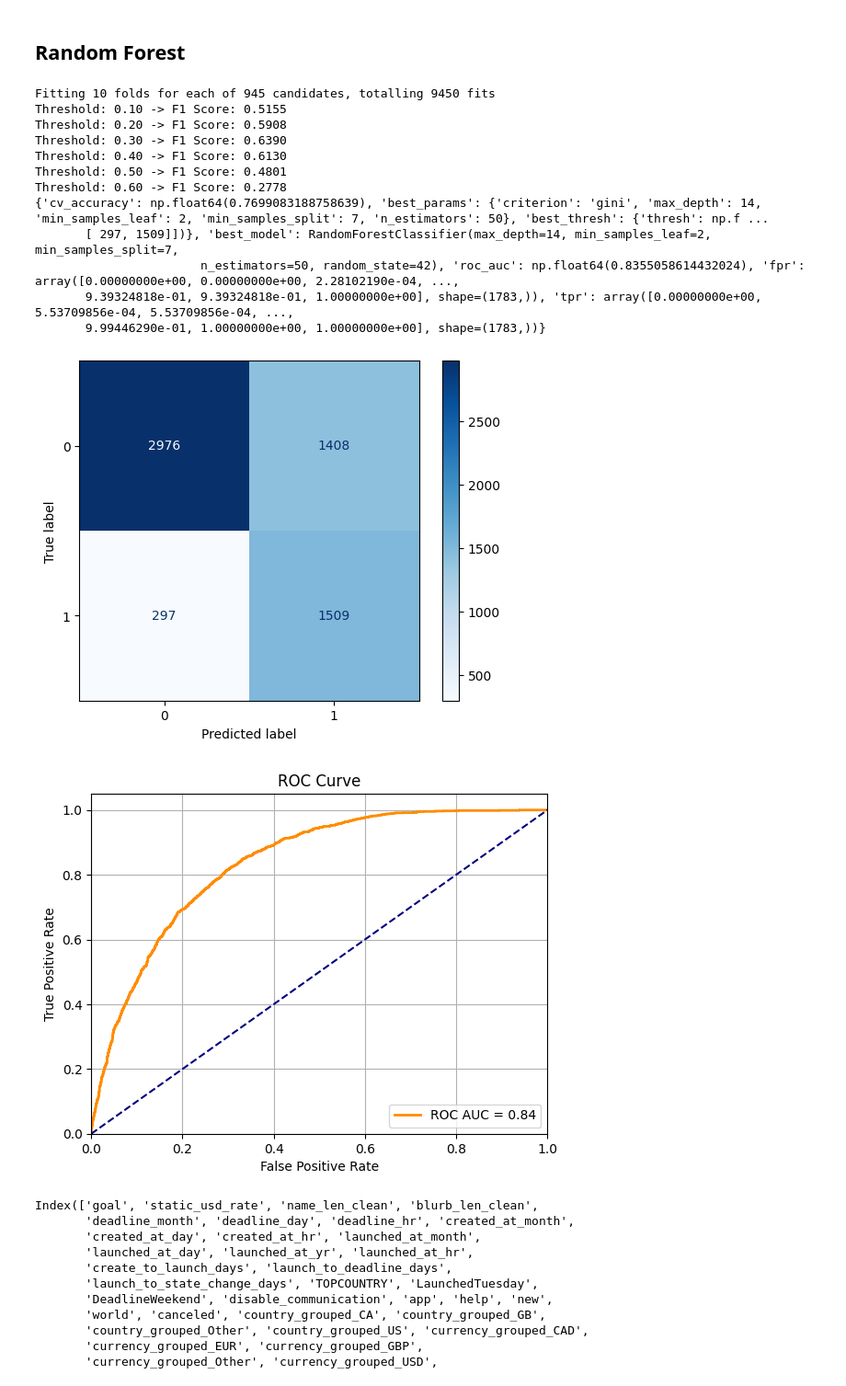
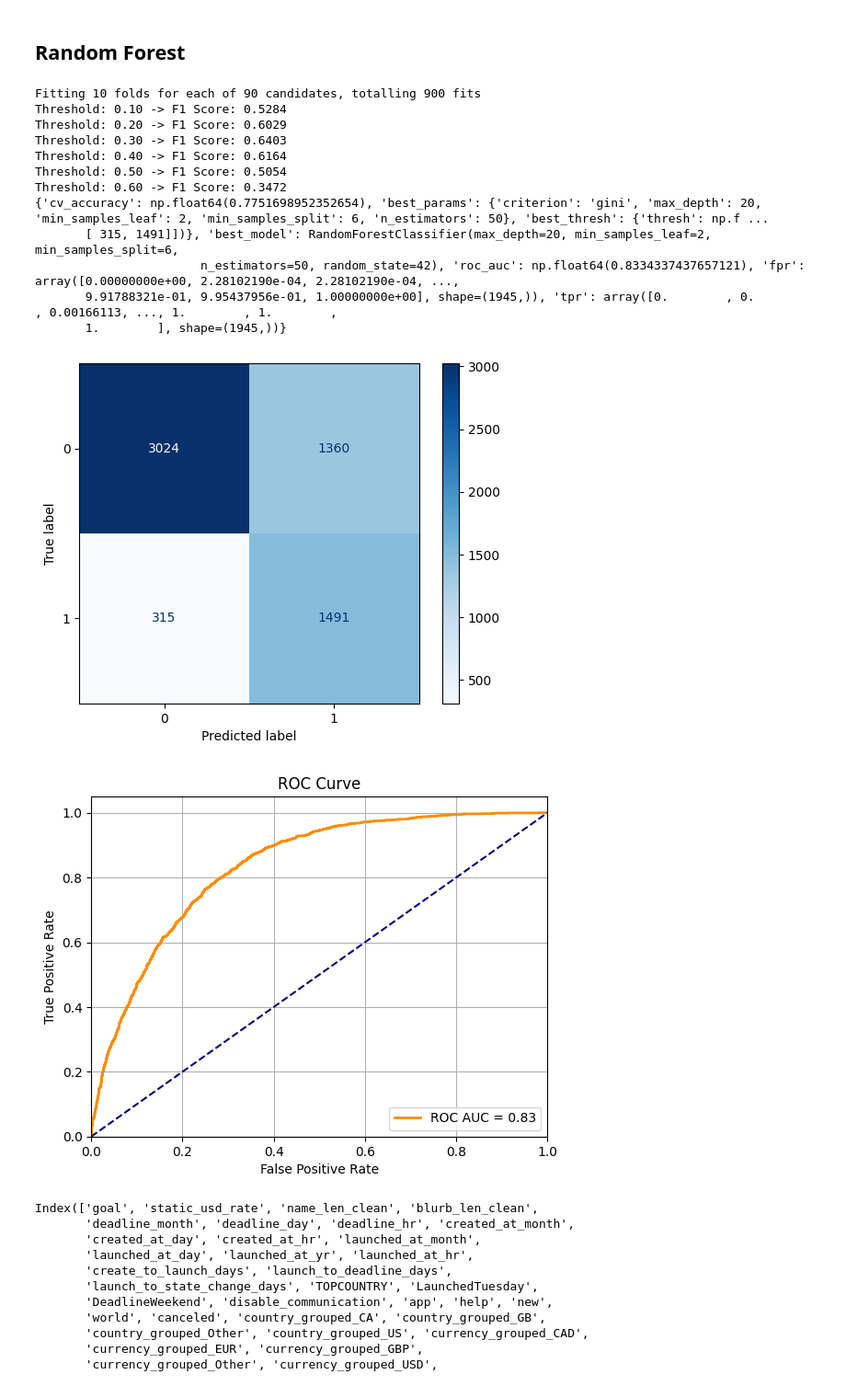
Before and after one commit to zarahtau/kickstarter-project-success-predictions, a Jupyter notebook: decision_tree/classification_tree.ipynb, the cells around one changed output. Shown at 92% size. Cells and saved outputs as stored; diff of their text form; code cells hidden in the pictures.

Commit message:
random forest run params updated

```diff
--- a/decision_tree/classification_tree.ipynb
+++ b/decision_tree/classification_tree.ipynb
@@ -609,11 +609,11 @@ def grid_search_roc_auc_random_forest_tree(X, y, param_grid, cv=10, random_state
 random_forest_tree_param_grid = {
     'criterion': ['gini'],#split criterion. gini is default
     #'learning_rate': np.arange(0.01, 0.2, 0.02),
-    'n_estimators': range(20, 50, 5),
-    'min_samples_split': range(2, 15, 1),
-    'max_depth': range(8, 20, 1),#smaller since there are many estimators.
+    'n_estimators': range(40, 60, 5),
+    'min_samples_split': range(5, 10, 1),
+    'max_depth': range(18, 23, 1),#smaller since there are many estimators.
     'min_samples_leaf': range(2, 7, 5),
-    'min_samples_split': range(5, 8),
+    'min_samples_split': range(4, 8),
 }
 
 '''
@@ -621,47 +621,47 @@ ada_boost_param_grid = {
     'estimator__max_depth': range(4, 10),  # Tuning the depth of the DecisionTree
     'n_estimators': [200, 400, 600],  # Number of estimators in AdaBoost
     'learning_rate': np.arange(0.2, 1.0, 0.2),  # Learning rate of AdaBoost
 }
 '''
 
 #def grid_search_roc_auc_tree(X, y, param_grid, cv=10, random_state=42, return_feature_importance=False, return_cv_scores=False):
 
 result_random_forest = grid_search_roc_auc_random_forest_tree(X, y, param_grid=random_forest_tree_param_grid)
 
 print(result_random_forest)
 
 
 #confusion matrix
 disp = ConfusionMatrixDisplay(confusion_matrix=result_random_forest['best_thresh']['confusion_matrix'], display_labels=[0, 1])
 disp.plot(cmap='Blues')
 
 #roc graph
 plt.figure()
 plt.plot(result_random_forest['fpr'], result_random_forest['tpr'], color='darkorange', lw=2, label=f'ROC AUC = {result_random_forest['roc_auc']:.2f}')
 plt.plot([0, 1], [0, 1], color='navy', linestyle='--')
 plt.xlim([0.0, 1.0])
 plt.ylim([0.0, 1.05])
 plt.xlabel('False Positive Rate')
 plt.ylabel('True Positive Rate')
 plt.title('ROC Curve')
 plt.legend(loc="lower right")
 plt.grid()
 plt.show()
 # %% [output]
-Fitting 10 folds for each of 945 candidates, totalling 9450 fits
-Threshold: 0.10 -> F1 Score: 0.5155
-Threshold: 0.20 -> F1 Score: 0.5908
-Threshold: 0.30 -> F1 Score: 0.6390
-Threshold: 0.40 -> F1 Score: 0.6130
-Threshold: 0.50 -> F1 Score: 0.4801
-Threshold: 0.60 -> F1 Score: 0.2778
-{'cv_accuracy': np.float64(0.7699083188758639), 'best_params': {'criterion': 'gini', 'max_depth': 14, 'min_samples_leaf': 2, 'min_samples_split': 7, 'n_estimators': 50}, 'best_thresh': {'thresh': np.f ...
-       [ 297, 1509]])}, 'best_model': RandomForestClassifier(max_depth=14, min_samples_leaf=2, min_samples_split=7,
-                       n_estimators=50, random_state=42), 'roc_auc': np.float64(0.8355058614432024), 'fpr': array([0.00000000e+00, 0.00000000e+00, 2.28102190e-04, ...,
-       9.39324818e-01, 9.39324818e-01, 1.00000000e+00], shape=(1783,)), 'tpr': array([0.00000000e+00, 5.53709856e-04, 5.53709856e-04, ...,
-       9.99446290e-01, 1.00000000e+00, 1.00000000e+00], shape=(1783,))}
+Fitting 10 folds for each of 90 candidates, totalling 900 fits
+Threshold: 0.10 -> F1 Score: 0.5284
+Threshold: 0.20 -> F1 Score: 0.6029
+Threshold: 0.30 -> F1 Score: 0.6403
+Threshold: 0.40 -> F1 Score: 0.6164
+Threshold: 0.50 -> F1 Score: 0.5054
+Threshold: 0.60 -> F1 Score: 0.3472
+{'cv_accuracy': np.float64(0.7751698952352654), 'best_params': {'criterion': 'gini', 'max_depth': 20, 'min_samples_leaf': 2, 'min_samples_split': 6, 'n_estimators': 50}, 'best_thresh': {'thresh': np.f ...
+       [ 315, 1491]])}, 'best_model': RandomForestClassifier(max_depth=20, min_samples_leaf=2, min_samples_split=6,
+                       n_estimators=50, random_state=42), 'roc_auc': np.float64(0.8334337437657121), 'fpr': array([0.00000000e+00, 2.28102190e-04, 2.28102190e-04, ...,
+       9.91788321e-01, 9.95437956e-01, 1.00000000e+00], shape=(1945,)), 'tpr': array([0.        , 0.        , 0.00166113, ..., 1.        , 1.        ,
+       1.        ], shape=(1945,))}
-[figure, old version]
+[figure, new version]
-[figure, old version]
+[figure, new version]
 # %%
 from sklearn.ensemble import RandomForestClassifier
 import numpy as np
```
